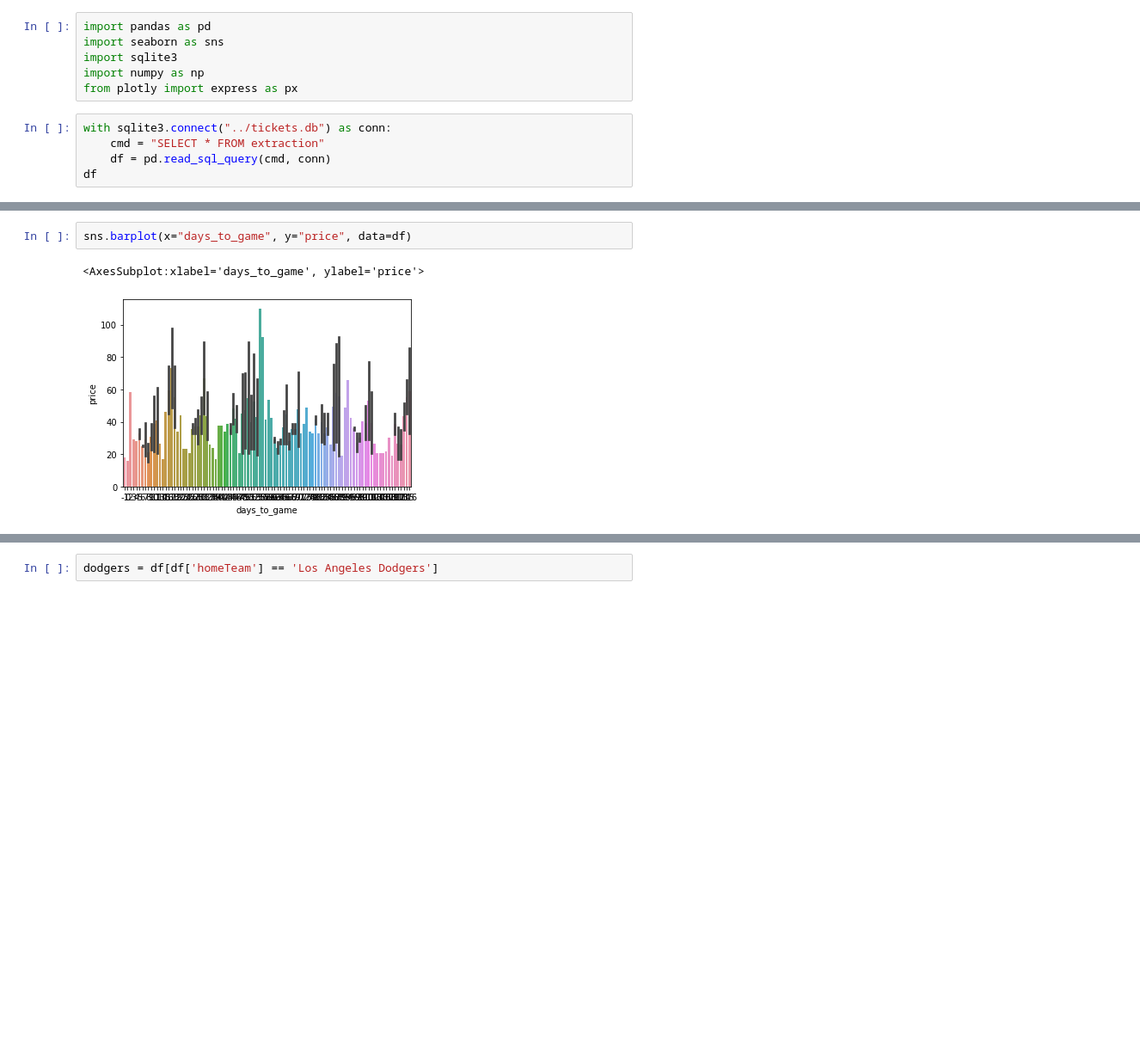
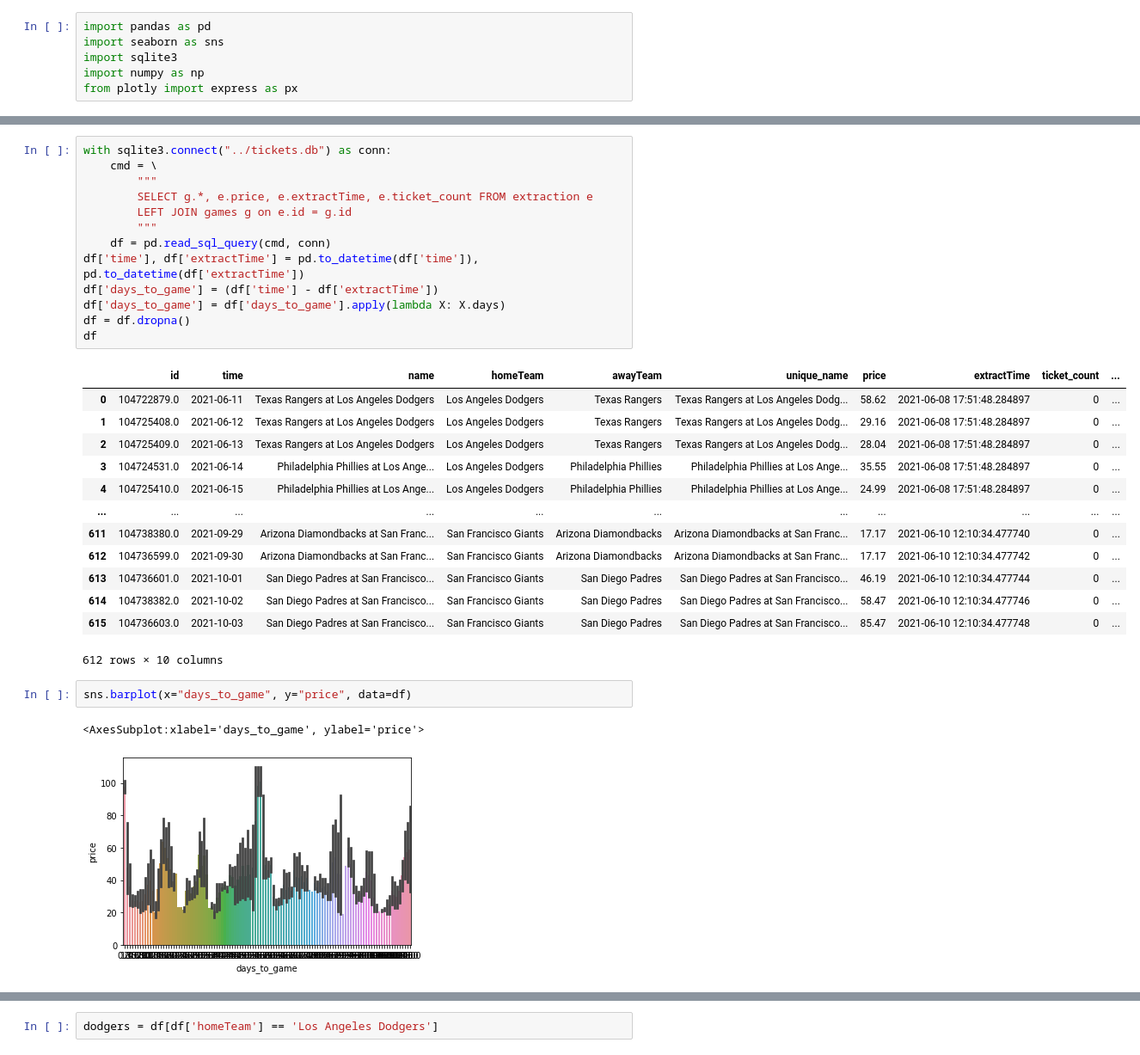
Before and after one commit to benbrill/Stubhub, a Jupyter notebook: notebooks/viz.ipynb, the cells around one changed output, grey strips where cells are left out. Shown: that part at 86% size. Saved outputs shown, nothing was run; the diff lists cells and outputs as text; blank space fills up the shorter version.

```diff
--- a/notebooks/viz.ipynb
+++ b/notebooks/viz.ipynb
@@ -4,8 +4,3 @@ import seaborn as sns
 import sqlite3
 import numpy as np
 from plotly import express as px
-# %%
-with sqlite3.connect("../tickets.db") as conn:
-    cmd = "SELECT * FROM extraction"
-    df = pd.read_sql_query(cmd, conn)
-df
@@ -26,5 +7,32 @@ df
+# %%
+with sqlite3.connect("../tickets.db") as conn:
+    cmd = \
+        """
+        SELECT g.*, e.price, e.extractTime, e.ticket_count FROM extraction e
+        LEFT JOIN games g on e.id = g.id
+        """
+    df = pd.read_sql_query(cmd, conn)
+df['time'], df['extractTime'] = pd.to_datetime(df['time']), pd.to_datetime(df['extractTime'])
+df['days_to_game'] = (df['time'] - df['extractTime'])
+df['days_to_game'] = df['days_to_game'].apply(lambda X: X.days)
+df = df.dropna()
+df
+# %% [output]
+|  | id | time | name | homeTeam | awayTeam | unique_name | price | extractTime | ticket_count | ... |
+| 0 | 104722879.0 | 2021-06-11 | Texas Rangers at Los Angeles Dodgers | Los Angeles Dodgers | Texas Rangers | Texas Rangers at Los Angeles Dodg... | 58.62 | 2021-06-08 17:51:48.284897 | 0 | ... |
+| 1 | 104725408.0 | 2021-06-12 | Texas Rangers at Los Angeles Dodgers | Los Angeles Dodgers | Texas Rangers | Texas Rangers at Los Angeles Dodg... | 29.16 | 2021-06-08 17:51:48.284897 | 0 | ... |
+| 2 | 104725409.0 | 2021-06-13 | Texas Rangers at Los Angeles Dodgers | Los Angeles Dodgers | Texas Rangers | Texas Rangers at Los Angeles Dodg... | 28.04 | 2021-06-08 17:51:48.284897 | 0 | ... |
+| 3 | 104724531.0 | 2021-06-14 | Philadelphia Phillies at Los Ange... | Los Angeles Dodgers | Philadelphia Phillies | Philadelphia Phillies at Los Ange... | 35.55 | 2021-06-08 17:51:48.284897 | 0 | ... |
+| 4 | 104725410.0 | 2021-06-15 | Philadelphia Phillies at Los Ange... | Los Angeles Dodgers | Philadelphia Phillies | Philadelphia Phillies at Los Ange... | 24.99 | 2021-06-08 17:51:48.284897 | 0 | ... |
+| ... | ... | ... | ... | ... | ... | ... | ... | ... | ... | ... |
+| 611 | 104738380.0 | 2021-09-29 | Arizona Diamondbacks at San Franc... | San Francisco Giants | Arizona Diamondbacks | Arizona Diamondbacks at San Franc... | 17.17 | 2021-06-10 12:10:34.477740 | 0 | ... |
+| 612 | 104736599.0 | 2021-09-30 | Arizona Diamondbacks at San Franc... | San Francisco Giants | Arizona Diamondbacks | Arizona Diamondbacks at San Franc... | 17.17 | 2021-06-10 12:10:34.477742 | 0 | ... |
+| 613 | 104736601.0 | 2021-10-01 | San Diego Padres at San Francisco... | San Francisco Giants | San Diego Padres | San Diego Padres at San Francisco... | 46.19 | 2021-06-10 12:10:34.477744 | 0 | ... |
+| 614 | 104738382.0 | 2021-10-02 | San Diego Padres at San Francisco... | San Francisco Giants | San Diego Padres | San Diego Padres at San Francisco... | 58.47 | 2021-06-10 12:10:34.477746 | 0 | ... |
+| 615 | 104736603.0 | 2021-10-03 | San Diego Padres at San Francisco... | San Francisco Giants | San Diego Padres | San Diego Padres at San Francisco... | 85.47 | 2021-06-10 12:10:34.477748 | 0 | ... |
+612 rows × 10 columns
 # %%
 sns.barplot(x="days_to_game", y="price", data=df)
 # %% [output]
 <AxesSubplot:xlabel='days_to_game', ylabel='price'>
-[figure, old version]
+[figure, new version]
```
Also changed, not shown: parts of 12 cells of this notebook, 3 other files.
